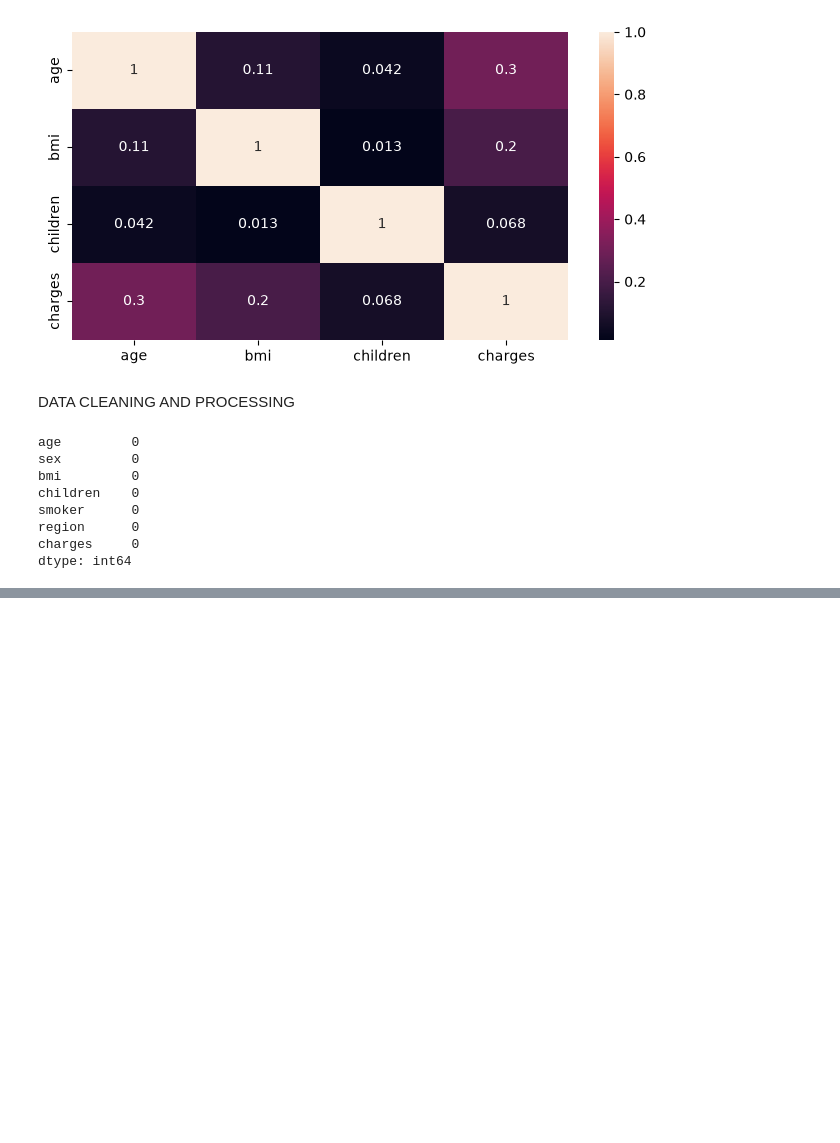
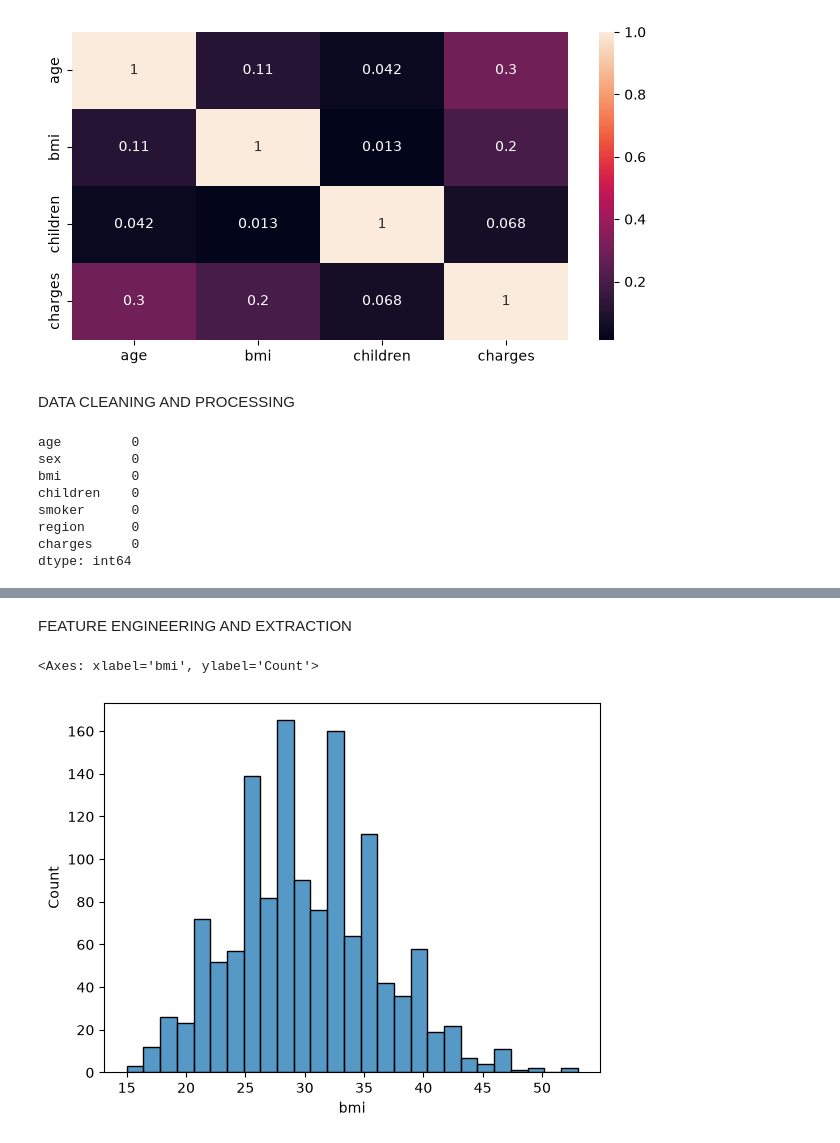
Before and after one commit to HarshPandey2004/ML-Model, a Jupyter notebook: project/file1.ipynb, the cells around one changed output, grey strips where cells are left out. Cells and saved outputs as stored; diff of their text form; code cells hidden in the pictures; blank space fills up the shorter version.

Commit message:
finalized data set

```diff
--- a/project/file1.ipynb
+++ b/project/file1.ipynb
@@ -218,3 +222,10 @@ data_cleaned.head()
 | 2 | 28 | 0 | 33 | 3 | 0 | 4449 | 0 | 1 | ... |
 | 3 | 33 | 0 | 22 | 0 | 0 | 21984 | 1 | 0 | ... |
 | 4 | 32 | 0 | 28 | 0 | 0 | 3866 | 1 | 0 | ... |
+# %% [markdown]
+FEATURE ENGINEERING AND EXTRACTION
+# %%
+sns.histplot(data_cleaned['bmi'])
+# %% [output]
+<Axes: xlabel='bmi', ylabel='Count'>
+[figure, added]
```
Also changed, not shown: parts of 19 cells of this notebook.
